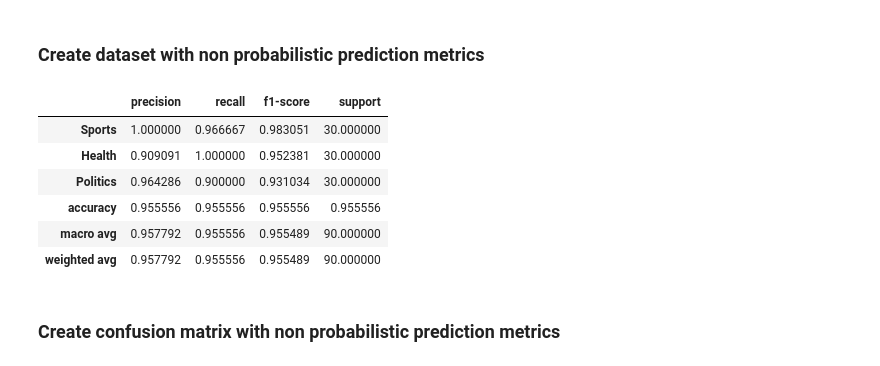
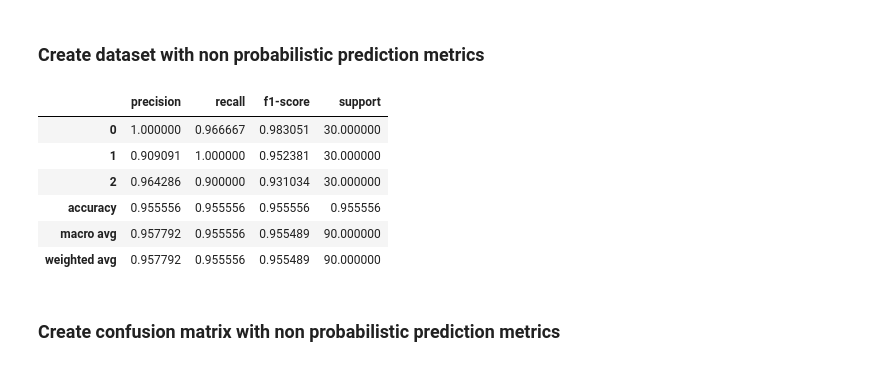
Before and after one commit to juliaap00/glossary-classifier, a Jupyter notebook: SVM Text Classifier.ipynb, the cells around one changed output. Cells and saved outputs as stored; diff of their text form; code cells hidden in the pictures.

```diff
--- a/SVM Text Classifier.ipynb
+++ b/SVM Text Classifier.ipynb
@@ -157,7 +157,7 @@ y_test = test_label_df.values
 # %% [markdown]
 # Train Model (SVC)
 # %%
-model = svm.SVC(kernel = 'linear', C = 1, decision_function_shape = 'ovo', probability = True)
+model = svm.SVC(kernel = 'linear', C = 1, gamma = 'scale', probability = True)
 
 model.fit(x_train, y_train)
 # %% [output]
@@ -221,18 +229,16 @@ np_prediction_df
 # %% [markdown]
 ### Create dataset with non probabilistic prediction metrics
 # %%
-target_names = ['Sports', 'Health', 'Politics']
-
-metrics = classification_report(y_test, np_prediction, target_names = target_names, digits = 3, output_dict = True)
+metrics = classification_report(y_test, np_prediction, digits = 3, output_dict = True)
 
 metrics_df = pd.DataFrame(metrics).transpose()
 
 metrics_df
 # %% [output]
 |  | precision | recall | f1-score | support |
-| Sports | 1.000000 | 0.966667 | 0.983051 | 30.000000 |
-| Health | 0.909091 | 1.000000 | 0.952381 | 30.000000 |
-| Politics | 0.964286 | 0.900000 | 0.931034 | 30.000000 |
+| 0 | 1.000000 | 0.966667 | 0.983051 | 30.000000 |
+| 1 | 0.909091 | 1.000000 | 0.952381 | 30.000000 |
+| 2 | 0.964286 | 0.900000 | 0.931034 | 30.000000 |
 | accuracy | 0.955556 | 0.955556 | 0.955556 | 0.955556 |
 | macro avg | 0.957792 | 0.955556 | 0.955489 | 90.000000 |
 | weighted avg | 0.957792 | 0.955556 | 0.955489 | 90.000000 |
```
Also changed, not shown: parts of 3 cells of this notebook.
